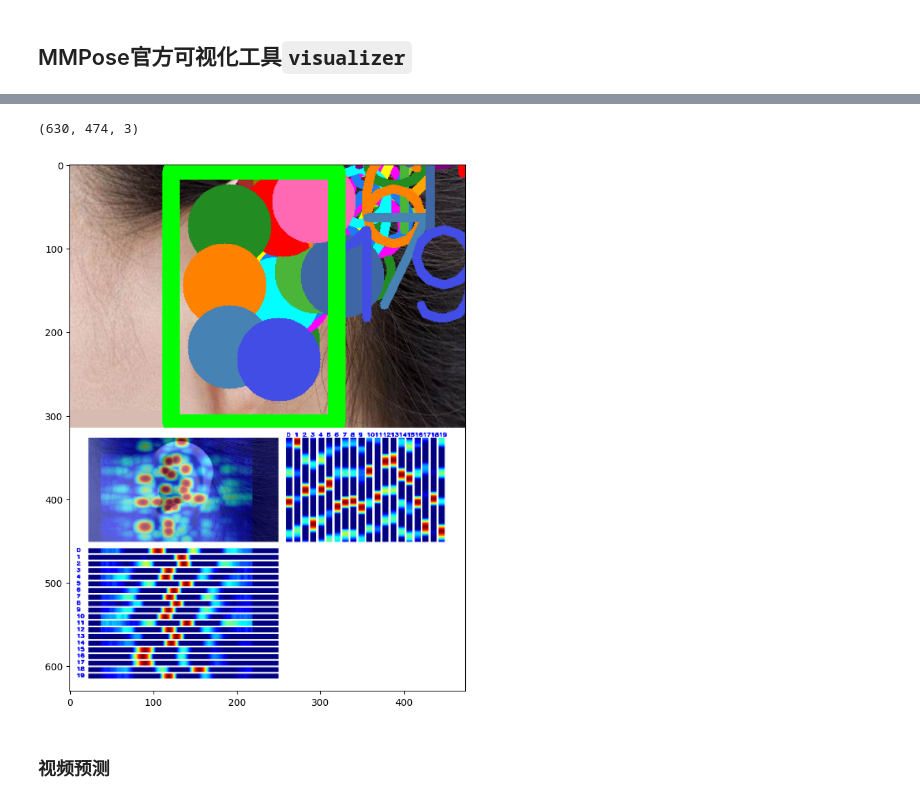
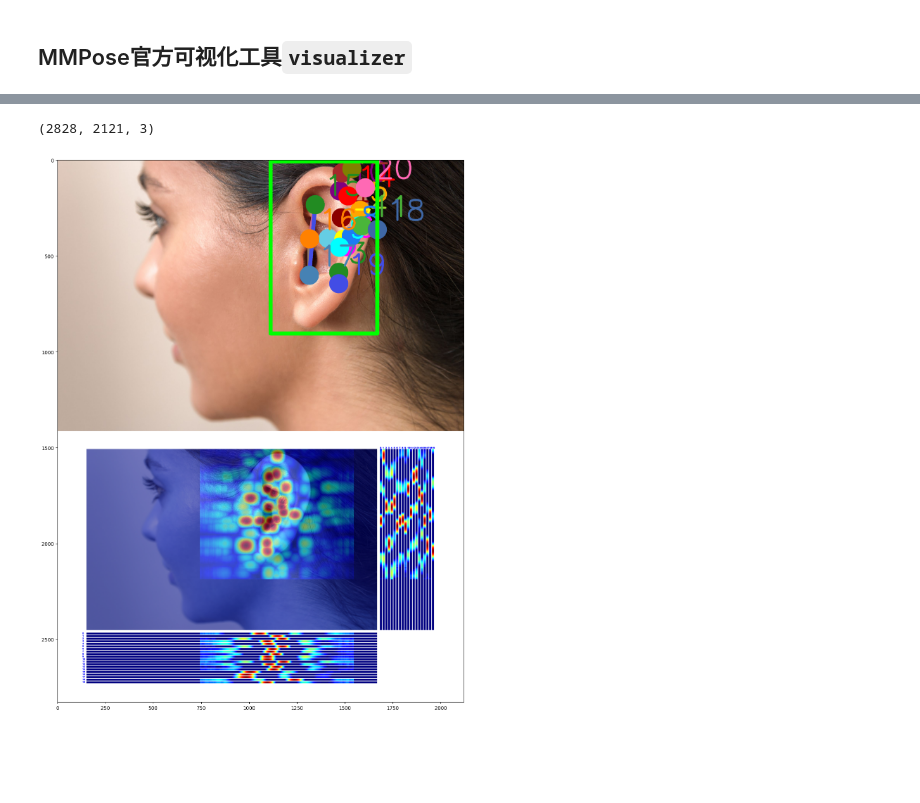
Before and after one commit to JeffDing/OpenMMLab-Camp, a Jupyter notebook: 第二期/Homework1.ipynb, the cells around one changed output, grey strips where cells are left out. Saved outputs shown, nothing was run; the diff lists cells and outputs as text; code cells hidden in the pictures; blank space fills up the shorter version.

```diff
--- a/第二期/Homework1.ipynb
+++ b/第二期/Homework1.ipynb
@@ -343,9 +339,9 @@ True
 ## MMPose官方可视化工具`visualizer`
 # %%
 # 半径
-pose_estimator.cfg.visualizer.radius = 50
+pose_estimator.cfg.visualizer.radius = 1
 # 线宽
-pose_estimator.cfg.visualizer.line_width = 20
+pose_estimator.cfg.visualizer.line_width = 1
 visualizer = VISUALIZERS.build(pose_estimator.cfg.visualizer)
 # 元数据
 visualizer.set_dataset_meta(pose_estimator.dataset_meta)
@@ -374,12 +368,10 @@ img_output = visualizer.add_datasample(
 # %%
 img_output.shape
 # %% [output]
-(630, 474, 3)
+(2828, 2121, 3)
 # %%
-plt.figure(figsize=(10, 10))
+plt.figure(figsize=(20, 20))
 plt.imshow(img_output)
 plt.show()
 # %% [output]
-[figure, old version]
+[figure, new version]
-# %% [markdown]
-### 视频预测
```
Also changed, not shown: parts of 16 cells of this notebook, 1 other file.
